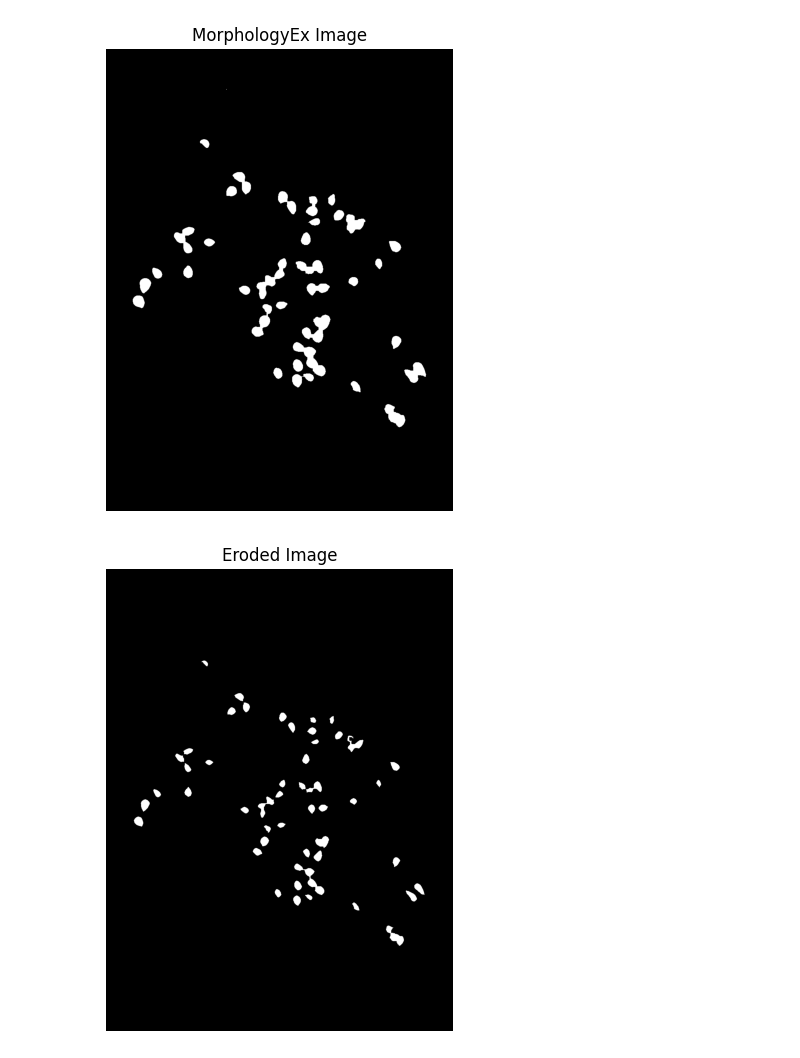
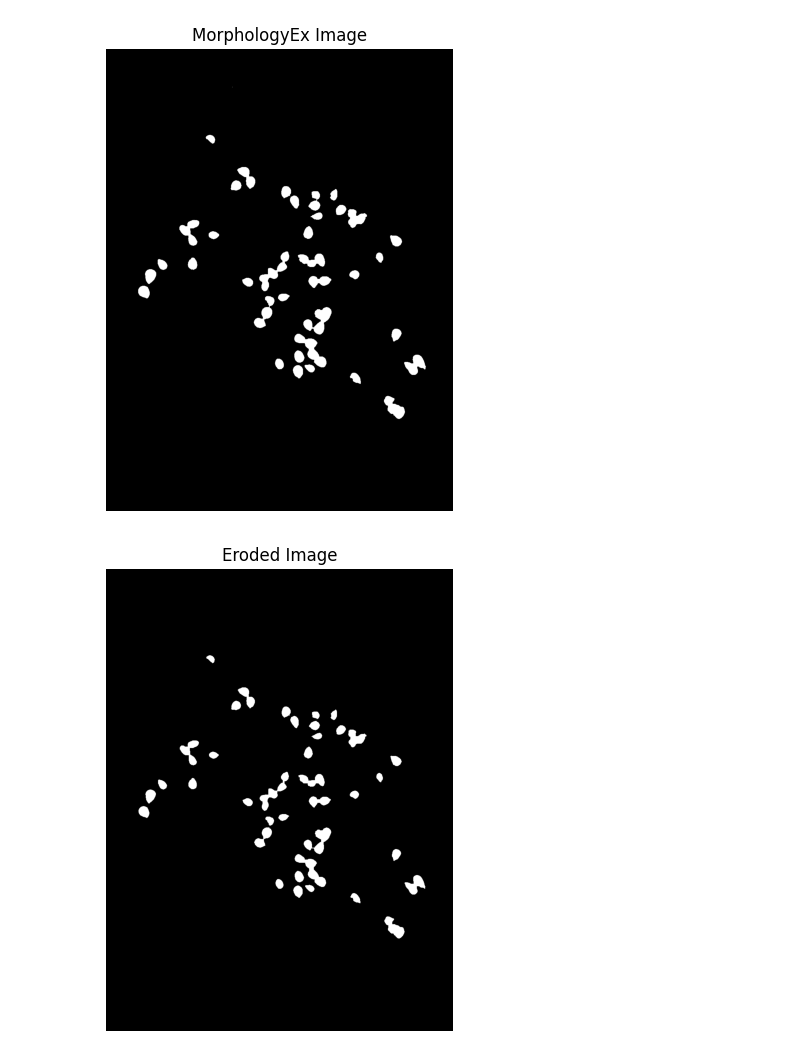
Before and after one commit to piedro404/agro-grain-analyzer, a Jupyter notebook: analyze_corn_ai.ipynb, the cells around one changed output. Cells and saved outputs as stored; diff of their text form; code cells hidden in the pictures.

```diff
--- a/analyze_corn_ai.ipynb
+++ b/analyze_corn_ai.ipynb
@@ -51,13 +51,13 @@ show_image("Thresholded Image", thresh)
 # %%
-morphologyEx = cv2.morphologyEx(thresh, cv2.MORPH_CLOSE, np.ones((7, 7), np.uint8))
+morphologyEx = cv2.morphologyEx(thresh, cv2.MORPH_CLOSE, np.ones((5, 5), np.uint8))
 
 show_image("MorphologyEx Image", morphologyEx)
 # %% [output]
-[figure, old version]
+[figure, new version]
 # %%
-kernel = cv2.getStructuringElement(cv2.MORPH_RECT, (7, 7))
-eroded = cv2.erode(thresh, kernel, iterations=1)
+kernel = cv2.getStructuringElement(cv2.MORPH_RECT, (3, 3))
+eroded = cv2.erode(morphologyEx, kernel, iterations=1)
 
 show_image("Eroded Image", eroded)
 # %% [output]
-[figure, old version]
+[figure, new version]
```
Also changed, not shown: parts of 8 cells of this notebook.
